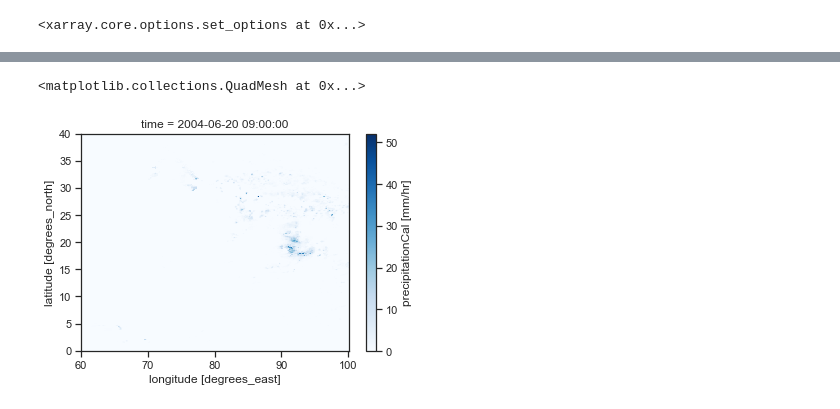
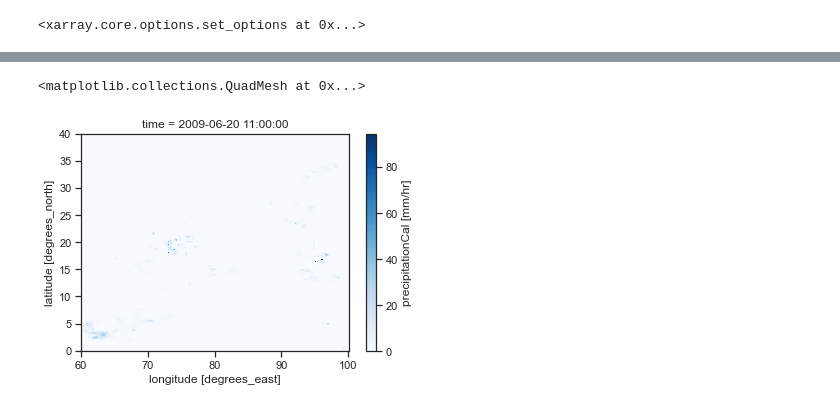
Before and after one commit to adisen99/msc_project, a Jupyter notebook: test.ipynb, the cells around one changed output, grey strips where cells are left out. Saved outputs shown, nothing was run; the diff lists cells and outputs as text; code cells hidden in the pictures.

Commit message:
lab: testing data

```diff
--- a/test.ipynb
+++ b/test.ipynb
@@ -13,7 +13,7 @@ plt.style.use('seaborn-pastel')
 sns.set_theme(style="ticks")
 # %%
 # Colormap selection
-xr.set_options(cmap_divergent='RdBu', cmap_sequential='Blues')
+xr.set_options(cmap_divergent='RdBu_r', cmap_sequential='Blues')
 # %% [output]
 <xarray.core.options.set_options at 0x...>
 # %%
@@ -21,7 +21,7 @@ xr.set_options(cmap_divergent='RdBu', cmap_sequential='Blues')
 
 client = Client()
 
-mfdataDIR1 = './data/GPM_data/gpm_2004/*.nc4'
+mfdataDIR1 = './data/GPM_data/gpm_2009/*.nc4'
 
 ds1 = xr.open_mfdataset(mfdataDIR1, engine = 'netcdf4', combine = 'nested', concat_dim='time', parallel=True) # this is GPM IMERG data
 # %%
@@ -102,5 +102,5 @@ history :
 # %%
-ds1.precipitationCal.sel(time = "2004-06-20 09:00:00").plot()
+ds1.precipitationCal.sel(time = "2009-06-20 11:00:00").plot()
 # %% [output]
 <matplotlib.collections.QuadMesh at 0x...>
-[figure, old version]
+[figure, new version]
```
Also changed, not shown: parts of 1 cell of this notebook.
